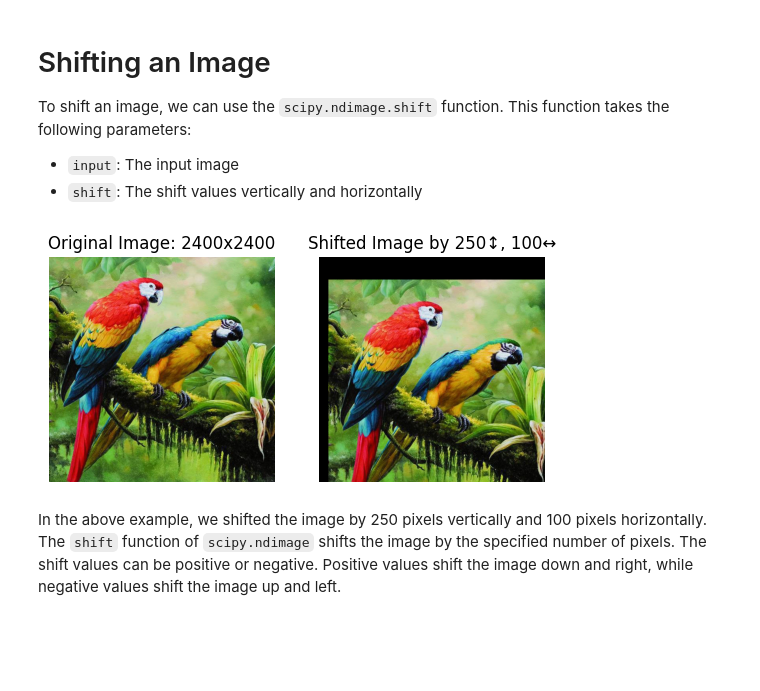
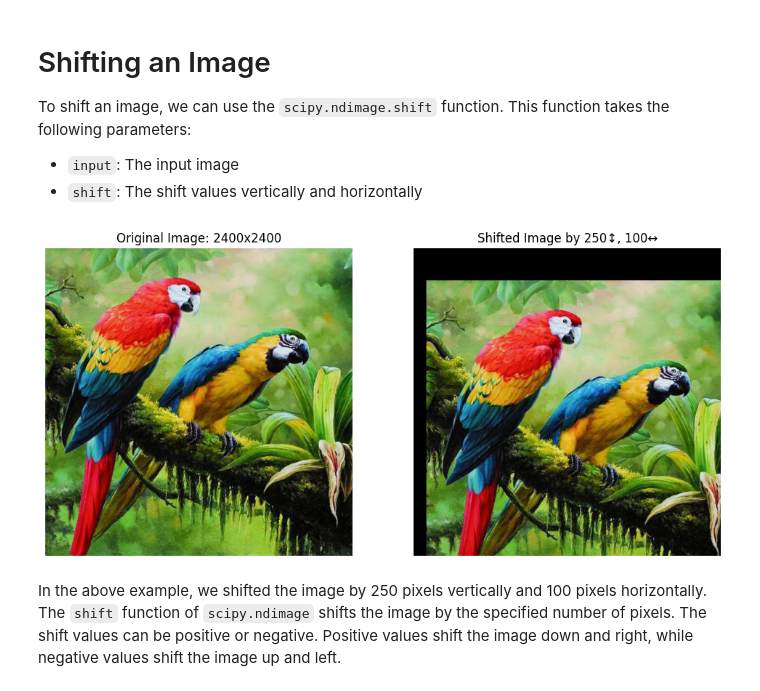
Before and after one commit to SorSU-Classroom/CS-314-Graphics-and-Visual-Computing, a Jupyter notebook: 7 - 8. Geometric Transformations/7 - 8.3. Linear Translation/7 - 8.3. Linear Translation.ipynb, the cells around one changed output. Cells and saved outputs as stored; diff of their text form; code cells hidden in the pictures; blank space fills up the shorter version.

```diff
--- a/7 - 8. Geometric Transformations/7 - 8.3. Linear Translation/7 - 8.3. Linear Translation.ipynb
+++ b/7 - 8. Geometric Transformations/7 - 8.3. Linear Translation/7 - 8.3. Linear Translation.ipynb
@@ -49,27 +49,27 @@ To shift an image, we can use the `scipy.ndimage.shift` function. This function
 # %%
 # Set Shift Values
 vertical_shift = 250
 horizontal_shift = 100
 
 # Shift Image
 shifted_image = nd.shift(input_image, (vertical_shift, horizontal_shift, 0))
 
 # Display Both Image
-plt.figure("Shifting an Image")
+plt.figure("Shifting an Image", figsize=(12, 6))
 
 plt.subplot(1, 2, 1)
 plt.imshow(input_image)
 plt.title(f"Original Image: {input_image.shape[0]}x{input_image.shape[1]}")
 plt.axis('off')
 
 plt.subplot(1, 2, 2)
 plt.imshow(shifted_image)
 plt.title(f"Shifted Image by {vertical_shift}↕, {horizontal_shift}↔")
 plt.axis('off')
 
 plt.show()
 # %% [output]
-[figure, old version]
+[figure, new version]
 # %% [markdown]
 In the above example, we shifted the image by 250 pixels vertically and 100 pixels horizontally. The `shift` function of `scipy.ndimage` shifts the image by the
 specified number of pixels. The shift values can be positive or negative. Positive values shift the image down and right, while negative values shift the image up and left.
```
Also changed, not shown: parts of 1 cell of this notebook, 13 other files.
